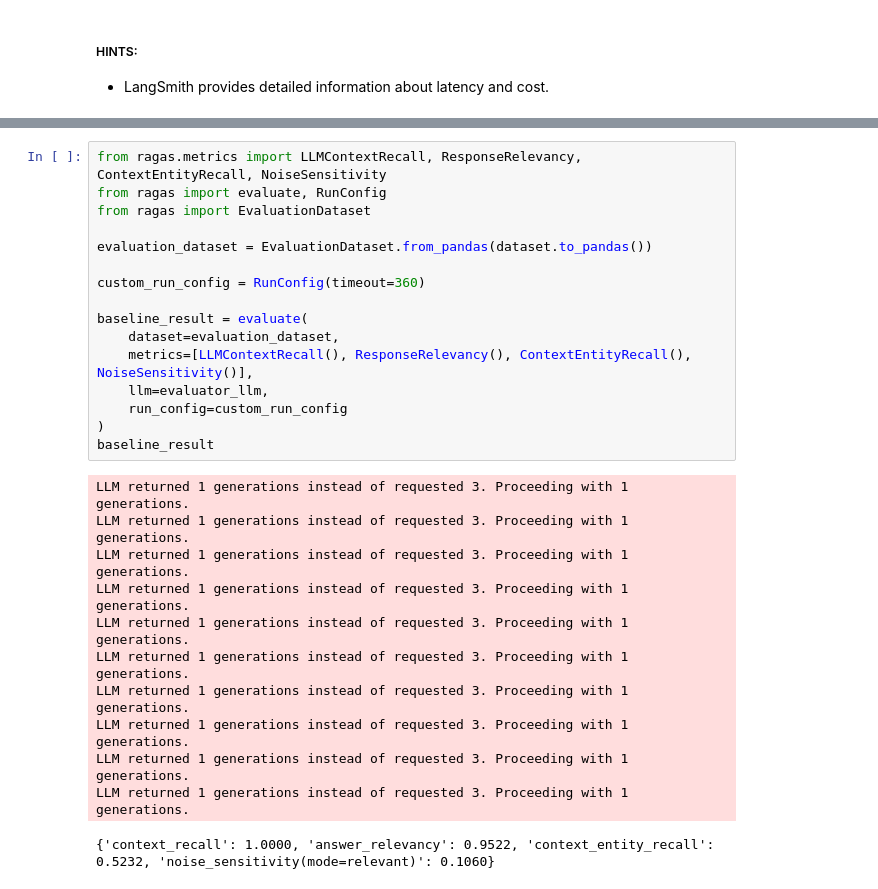
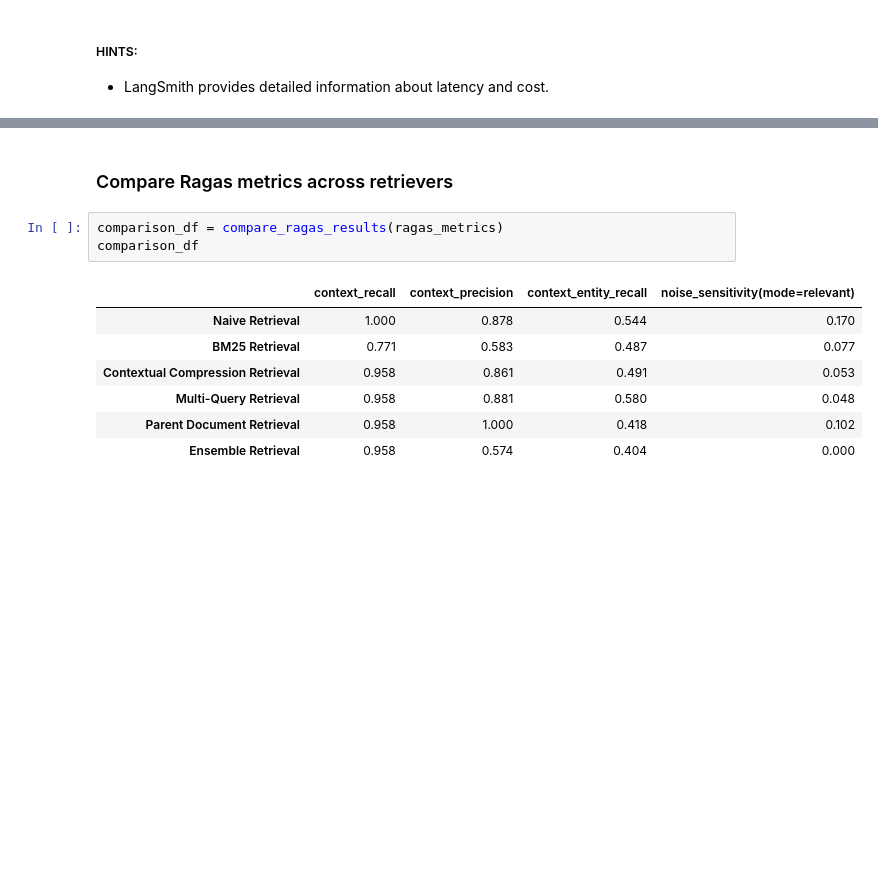
Before and after one commit to rlustig-gpfw/AIE9, a Jupyter notebook: 11_Advanced_Retrieval/Advanced_Retrieval_with_LangChain_Assignment.ipynb, the cells around one changed output, grey strips where cells are left out. Drawn from its saved outputs; the diff is of its cells as text; blank space fills up the shorter version.

```diff
--- a/11_Advanced_Retrieval/Advanced_Retrieval_with_LangChain_Assignment.ipynb
+++ b/11_Advanced_Retrieval/Advanced_Retrieval_with_LangChain_Assignment.ipynb
@@ -738,28 +659,13 @@ for test_row in dataset:
-# %%
-from ragas.metrics import LLMContextRecall, ResponseRelevancy, ContextEntityRecall, NoiseSensitivity
-from ragas import evaluate, RunConfig
-from ragas import EvaluationDataset
-
-evaluation_dataset = EvaluationDataset.from_pandas(dataset.to_pandas())
-
-custom_run_config = RunConfig(timeout=360)
-
-baseline_result = evaluate(
-    dataset=evaluation_dataset,
-    metrics=[LLMContextRecall(), ResponseRelevancy(), ContextEntityRecall(), NoiseSensitivity()],
-    llm=evaluator_llm,
-    run_config=custom_run_config
-)
-baseline_result
-# %% [output]
-LLM returned 1 generations instead of requested 3. Proceeding with 1 generations.
-LLM returned 1 generations instead of requested 3. Proceeding with 1 generations.
-LLM returned 1 generations instead of requested 3. Proceeding with 1 generations.
-LLM returned 1 generations instead of requested 3. Proceeding with 1 generations.
-LLM returned 1 generations instead of requested 3. Proceeding with 1 generations.
-LLM returned 1 generations instead of requested 3. Proceeding with 1 generations.
-LLM returned 1 generations instead of requested 3. Proceeding with 1 generations.
-LLM returned 1 generations instead of requested 3. Proceeding with 1 generations.
-LLM returned 1 generations instead of requested 3. Proceeding with 1 generations.
-LLM returned 1 generations instead of requested 3. Proceeding with 1 generations.
-{'context_recall': 1.0000, 'answer_relevancy': 0.9522, 'context_entity_recall': 0.5232, 'noise_sensitivity(mode=relevant)': 0.1060}
+# %% [markdown]
+### Compare Ragas metrics across retrievers
+# %%
+comparison_df = compare_ragas_results(ragas_metrics)
+comparison_df
+# %% [output]
+|  | context_recall | context_precision | context_entity_recall | noise_sensitivity(mode=relevant) |
+| Naive Retrieval | 1.000 | 0.878 | 0.544 | 0.170 |
+| BM25 Retrieval | 0.771 | 0.583 | 0.487 | 0.077 |
+| Contextual Compression Retrieval | 0.958 | 0.861 | 0.491 | 0.053 |
+| Multi-Query Retrieval | 0.958 | 0.881 | 0.580 | 0.048 |
+| Parent Document Retrieval | 0.958 | 1.000 | 0.418 | 0.102 |
+| Ensemble Retrieval | 0.958 | 0.574 | 0.404 | 0.000 |
```
Also changed, not shown: parts of 38 cells of this notebook, 1 other file.
